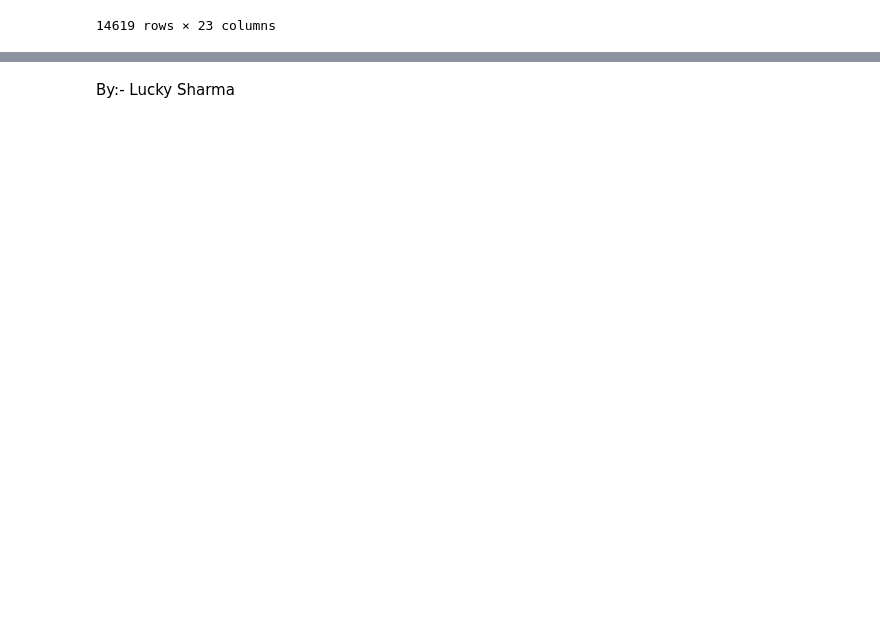
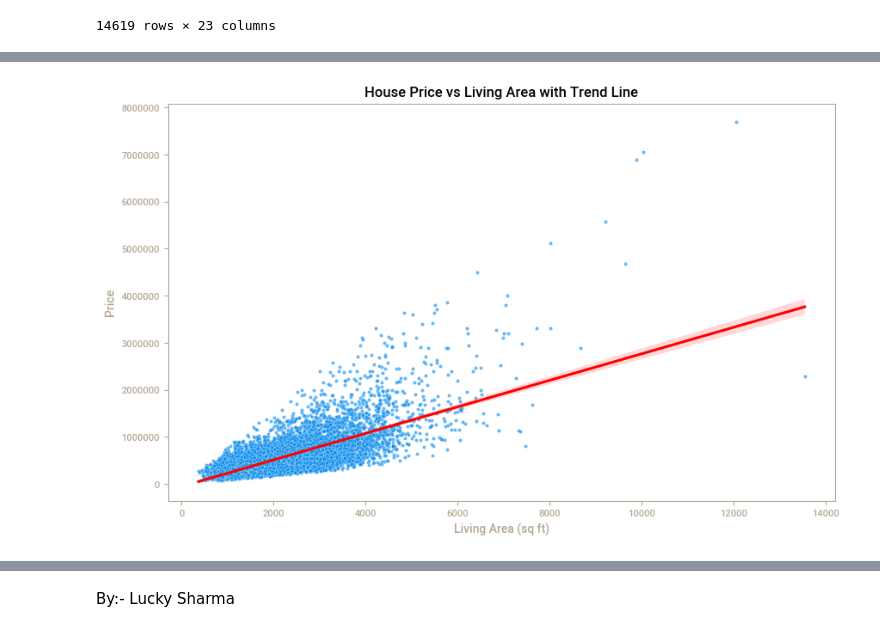
Before and after one commit to itsluckysharma01/House_Price_India-Regression_Model-ML., a Jupyter notebook: House_Price_India-Regression-ML.ipynb, the cells around one changed output, grey strips where cells are left out. Saved outputs shown, nothing was run; the diff lists cells and outputs as text; code cells hidden in the pictures; blank space fills up the shorter version.

```diff
--- a/House_Price_India-Regression-ML.ipynb
+++ b/House_Price_India-Regression-ML.ipynb
@@ -31,0 +326,10 @@ df
+# %%
+plt.figure(figsize=(10, 6))
+sns.scatterplot(data=df, x='living area', y='Price', alpha=0.6)
+sns.regplot(data=df, x='living area', y='Price', scatter=False, color='red')
+plt.title('House Price vs Living Area with Trend Line')
+plt.xlabel('Living Area (sq ft)')
+plt.ylabel('Price')
+plt.show()
+# %% [output]
+[figure, added]
```
Also changed, not shown: parts of 36 cells of this notebook, 1 other file.
